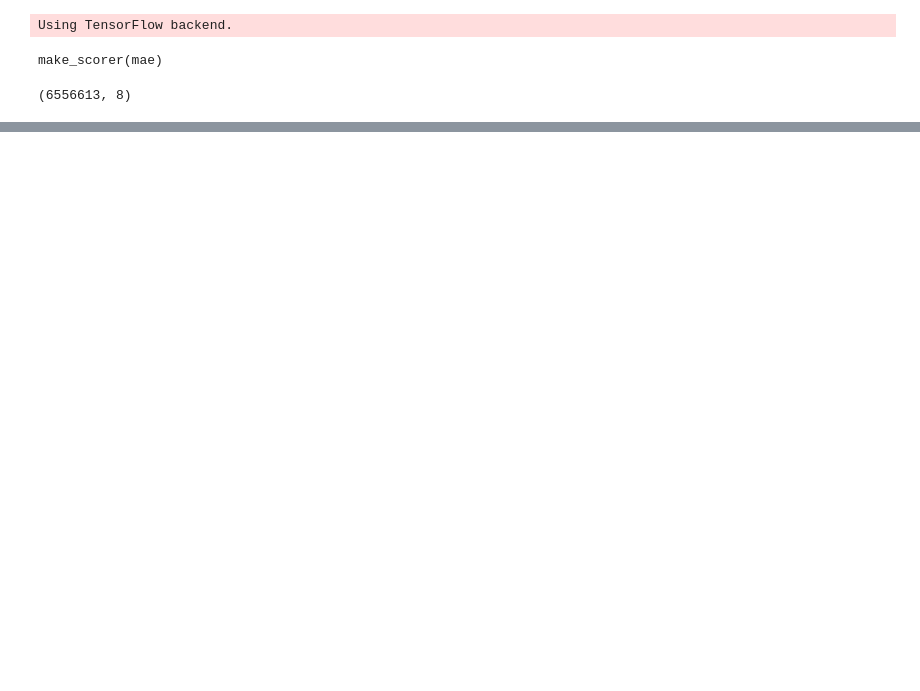
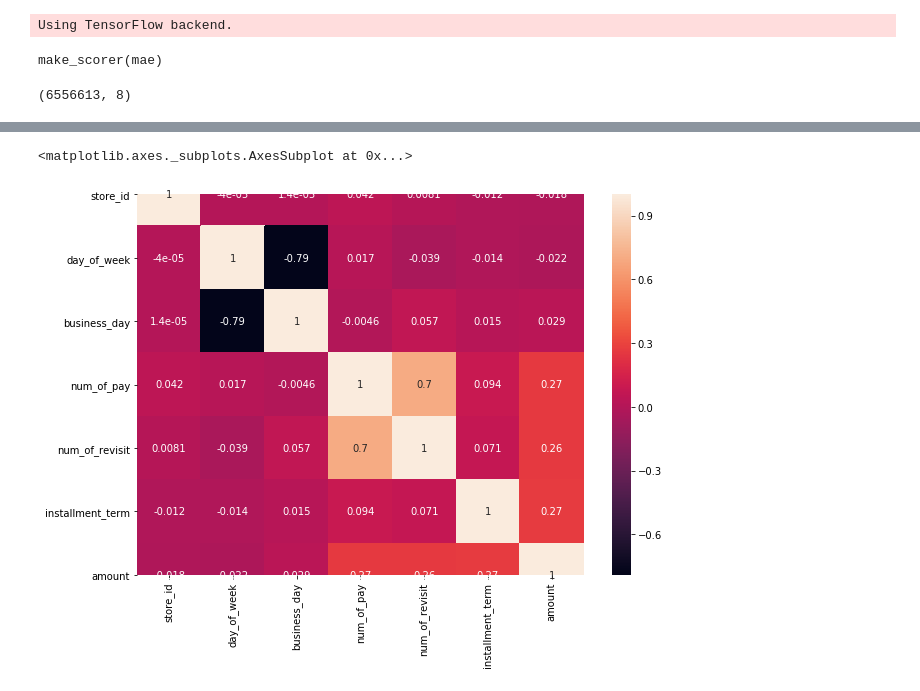
Before and after one commit to bill7845/jupyter_repo, a Jupyter notebook: jupyter_CODE/펀다매출예측/guide.ipynb, the cells around one changed output, grey strips where cells are left out. Saved outputs shown, nothing was run; the diff lists cells and outputs as text; code cells hidden in the pictures; blank space fills up the shorter version.

```diff
--- a/jupyter_CODE/펀다매출예측/guide.ipynb
+++ b/jupyter_CODE/펀다매출예측/guide.ipynb
@@ -107,9 +120,15 @@ df_day.to_csv('funda_train_day.csv')
 # %%
-df_day = pd.read_csv('funda_train_day.csv')
+df_day = pd.read_csv('C:/Users/KIHyuk/Desktop/dacon_data/Data_펀다/funda_train_day.csv')
 df_day['transacted_date'] = pd.to_datetime(df_day['transacted_date'])
 df_day = df_day.set_index('transacted_date')
 # %%
 # 상관관계 확인
+
+daily_corr = df_day.corr()
+
 fig, ax = plt.subplots()
 fig.set_size_inches(10, 7)
 sns.heatmap(daily_corr, annot=True)
+# %% [output]
+<matplotlib.axes._subplots.AxesSubplot at 0x...>
+[figure, added]
```
Also changed, not shown: parts of 20 cells of this notebook, 12 other files.
